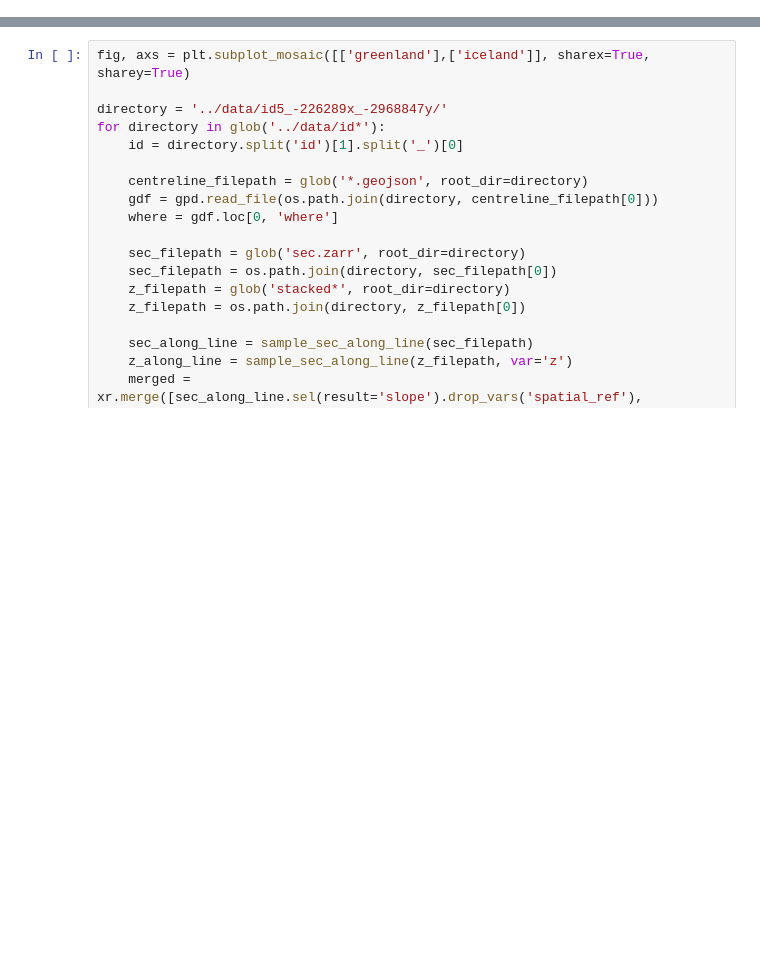
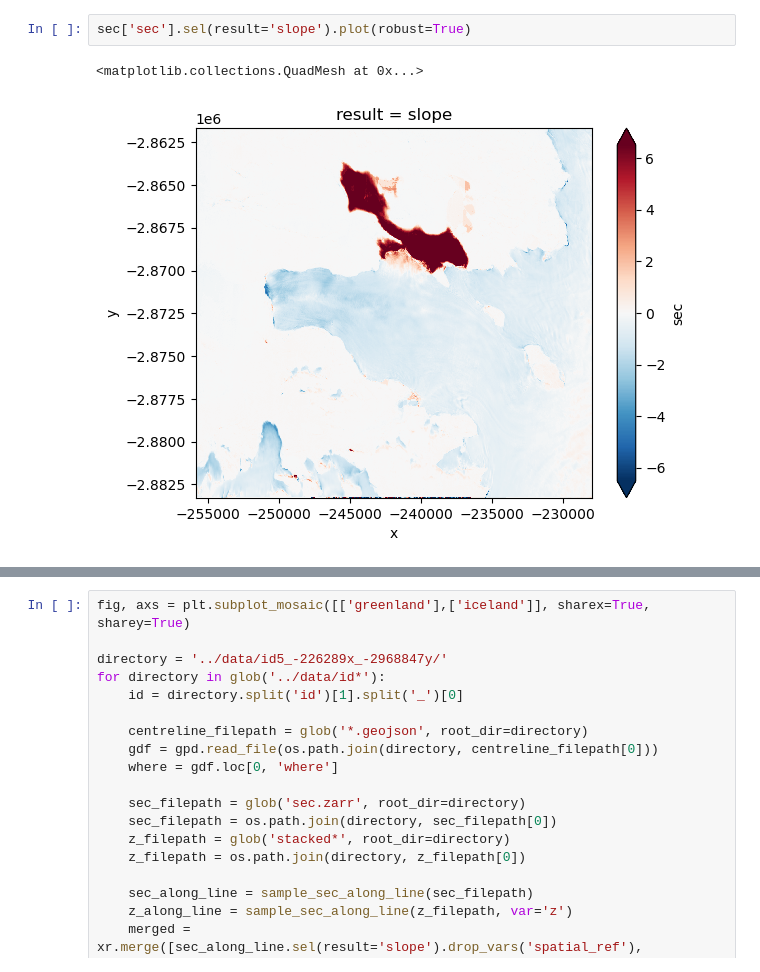
Before and after one commit to tlohde/lake-terminating-glaciers, a Jupyter notebook: src/scratchpad.ipynb, the cells around one changed output, grey strips where cells are left out. Drawn from its saved outputs; the diff is of its cells as text; blank space fills up the shorter version.

```diff
--- a/src/scratchpad.ipynb
+++ b/src/scratchpad.ipynb
@@ -25,0 +145,5 @@ prj = ccrs.Stereographic(
+# %%
+sec['sec'].sel(result='slope').plot(robust=True)
+# %% [output]
+<matplotlib.collections.QuadMesh at 0x...>
+[figure, added]
```
Also changed, not shown: parts of 31 cells of this notebook, 7 other files.
